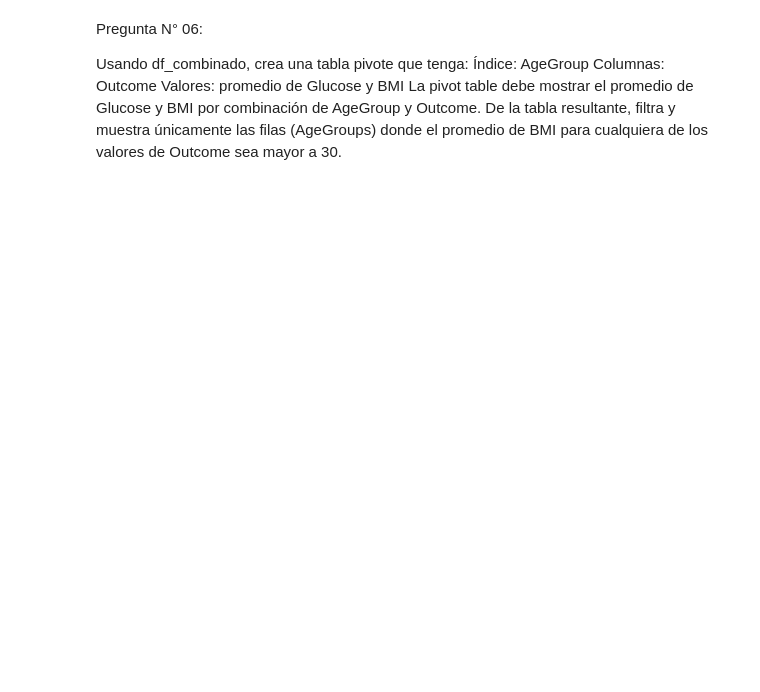
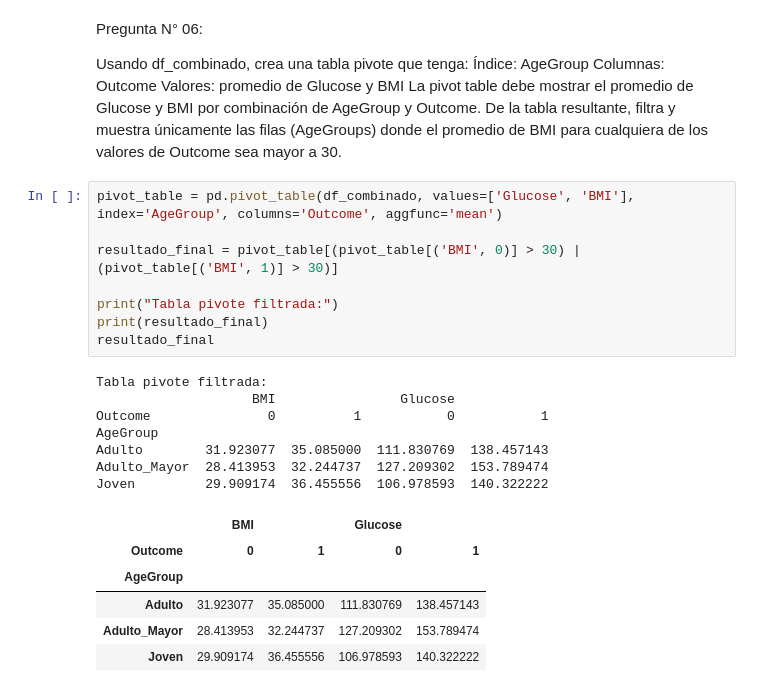
Before and after one commit to RodrigoGuedesDP/Programacion_101, a Jupyter notebook: Examen_4_Guedes.ipynb, the cells around one changed output. Saved outputs shown, nothing was run; the diff lists cells and outputs as text; blank space fills up the shorter version.

```diff
--- a/Examen_4_Guedes.ipynb
+++ b/Examen_4_Guedes.ipynb
@@ -48,3 +179,25 @@ Columnas: Outcome
 Valores: promedio de Glucose y BMI
 La pivot table debe mostrar el promedio de Glucose y BMI por combinación de AgeGroup y Outcome.
 De la tabla resultante, filtra y muestra únicamente las filas (AgeGroups) donde el promedio de BMI para cualquiera de los valores de Outcome sea mayor a 30.
+# %%
+pivot_table = pd.pivot_table(df_combinado, values=['Glucose', 'BMI'], index='AgeGroup', columns='Outcome', aggfunc='mean')
+
+resultado_final = pivot_table[(pivot_table[('BMI', 0)] > 30) | (pivot_table[('BMI', 1)] > 30)]
+
+print("Tabla pivote filtrada:")
+print(resultado_final)
+resultado_final
+# %% [output]
+Tabla pivote filtrada:
+                    BMI                Glucose
+Outcome               0          1           0           1
+AgeGroup
+Adulto        31.923077  35.085000  111.830769  138.457143
+Adulto_Mayor  28.413953  32.244737  127.209302  153.789474
+Joven         29.909174  36.455556  106.978593  140.322222
+|  | BMI |  | Glucose |  |
+| Outcome | 0 | 1 | 0 | 1 |
+| AgeGroup |  |  |  |  |
+| Adulto | 31.923077 | 35.085000 | 111.830769 | 138.457143 |
+| Adulto_Mayor | 28.413953 | 32.244737 | 127.209302 | 153.789474 |
+| Joven | 29.909174 | 36.455556 | 106.978593 | 140.322222 |
```
Also changed, not shown: parts of 7 cells of this notebook.
